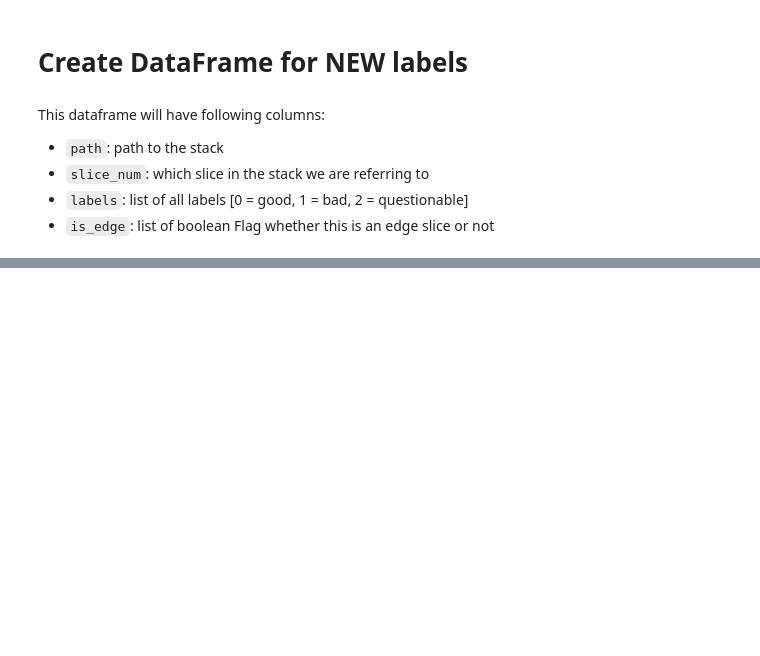
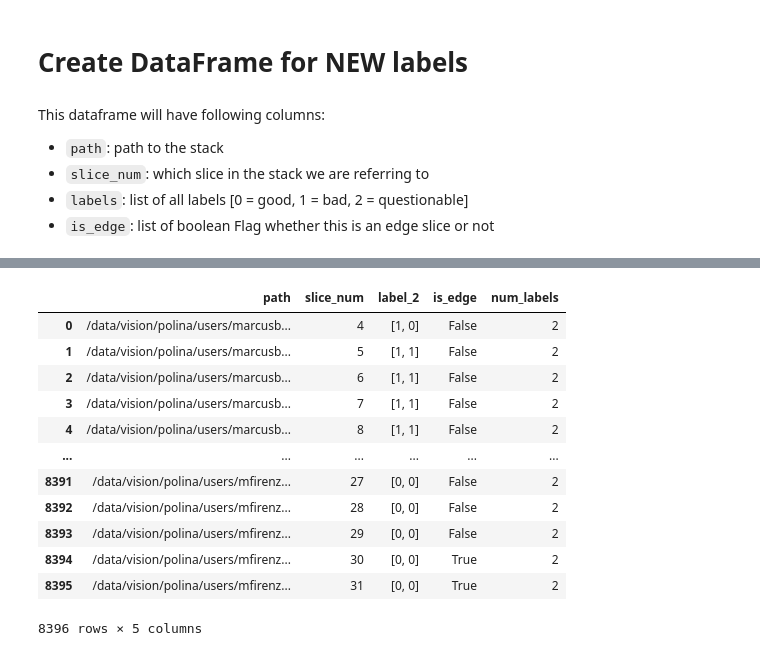
Before and after one commit to MedicalVisionGroup/FetalBrainIQA, a Jupyter notebook: src/label_sessions/post_labeling_session.ipynb, the cells around one changed output, grey strips where cells are left out. Drawn from its saved outputs; the diff is of its cells as text; code cells hidden in the pictures; blank space fills up the shorter version.

```diff
--- a/src/label_sessions/post_labeling_session.ipynb
+++ b/src/label_sessions/post_labeling_session.ipynb
@@ -88,0 +134,32 @@ for group_dir in session_dir.iterdir():
+# %%
+merged_df = (
+    results_df
+    .groupby(["path", "slice_num"], as_index=False)
+    .agg({
+        "label": list,
+        "is_edge": "any",
+    })
+)
+merged_df['num_labels'] = merged_df['label'].apply(len)
+
+def labels_agree(x: list[int]):
+    if len(x) == 1:
+        raise ValueError("1 element instead of 2?!")
+    return x[0] == x[1]
+merged_df = merged_df.rename(columns={'label': 'label_2'})
+# %%
+merged_df
+# %% [output]
+|  | path | slice_num | label_2 | is_edge | num_labels |
+| 0 | /data/vision/polina/users/marcusb... | 4 | [1, 0] | False | 2 |
+| 1 | /data/vision/polina/users/marcusb... | 5 | [1, 1] | False | 2 |
+| 2 | /data/vision/polina/users/marcusb... | 6 | [1, 1] | False | 2 |
+| 3 | /data/vision/polina/users/marcusb... | 7 | [1, 1] | False | 2 |
+| 4 | /data/vision/polina/users/marcusb... | 8 | [1, 1] | False | 2 |
+| ... | ... | ... | ... | ... | ... |
+| 8391 | /data/vision/polina/users/mfirenz... | 27 | [0, 0] | False | 2 |
+| 8392 | /data/vision/polina/users/mfirenz... | 28 | [0, 0] | False | 2 |
+| 8393 | /data/vision/polina/users/mfirenz... | 29 | [0, 0] | False | 2 |
+| 8394 | /data/vision/polina/users/mfirenz... | 30 | [0, 0] | True | 2 |
+| 8395 | /data/vision/polina/users/mfirenz... | 31 | [0, 0] | True | 2 |
+8396 rows × 5 columns
```
Also changed, not shown: parts of 22 cells of this notebook, 3 other files.
